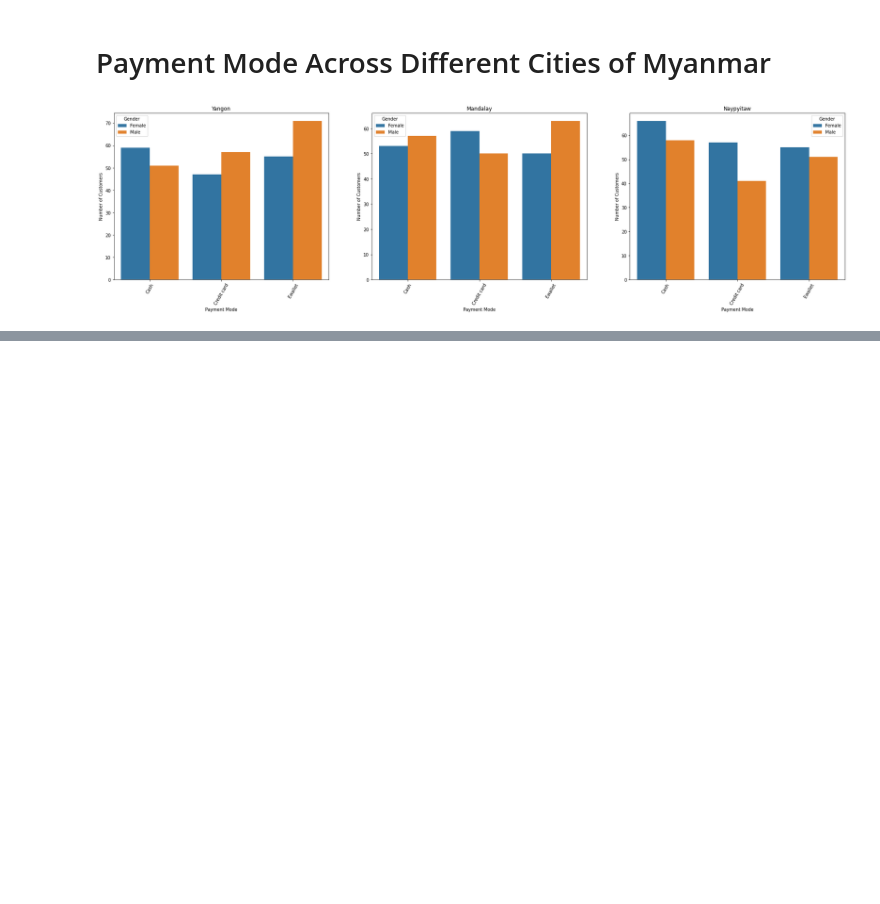
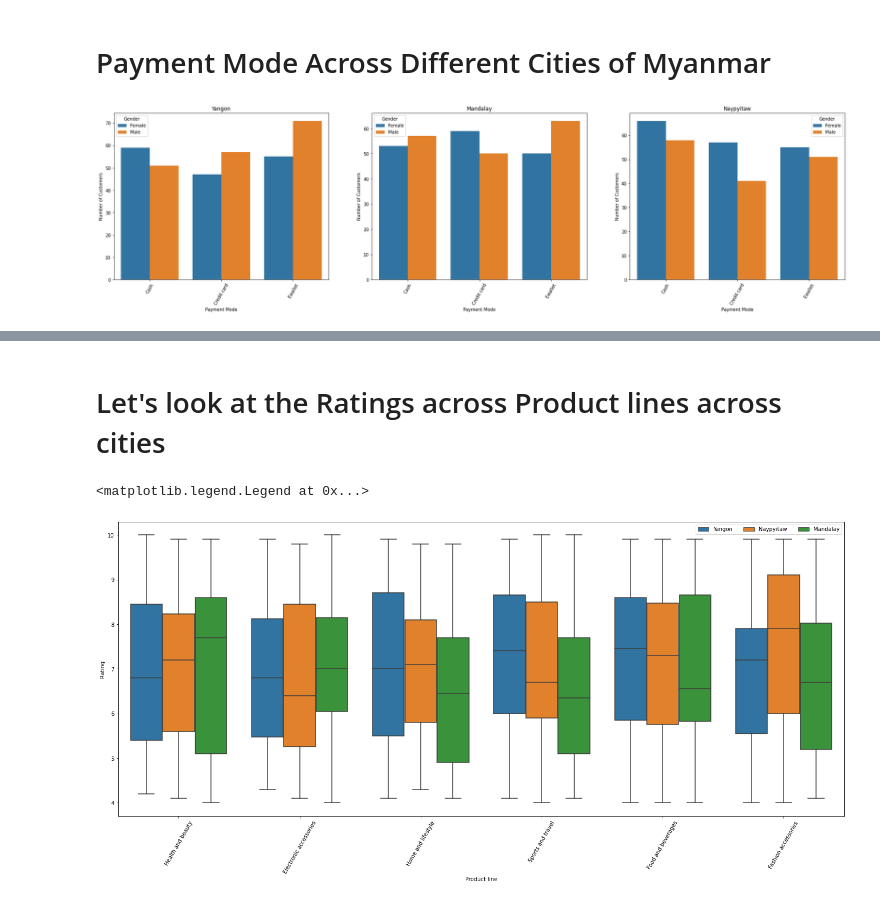
Before and after one commit to SC30GSWNBA/Myanmar_Superstores_EDA, a Jupyter notebook: Business_Case_Supermarket_Sales.ipynb, the cells around one changed output, grey strips where cells are left out. Drawn from its saved outputs; the diff is of its cells as text; code cells hidden in the pictures; blank space fills up the shorter version.

```diff
--- a/Business_Case_Supermarket_Sales.ipynb
+++ b/Business_Case_Supermarket_Sales.ipynb
@@ -339,0 +362,13 @@ plt.show()
+# %% [markdown]
+# Let's look at the Ratings across Product lines across cities
+# %%
+plt.figure(figsize=(24,10))
+sns.boxplot(data=supermarket_df,
+            x="Product line",
+            y='Rating',
+            hue = 'City')
+plt.xticks(rotation=60)
+plt.legend(loc="lower middle",frameon=True,ncol=4)
+# %% [output]
+<matplotlib.legend.Legend at 0x...>
+[figure, added]
```
Also changed, not shown: parts of 24 cells of this notebook.
